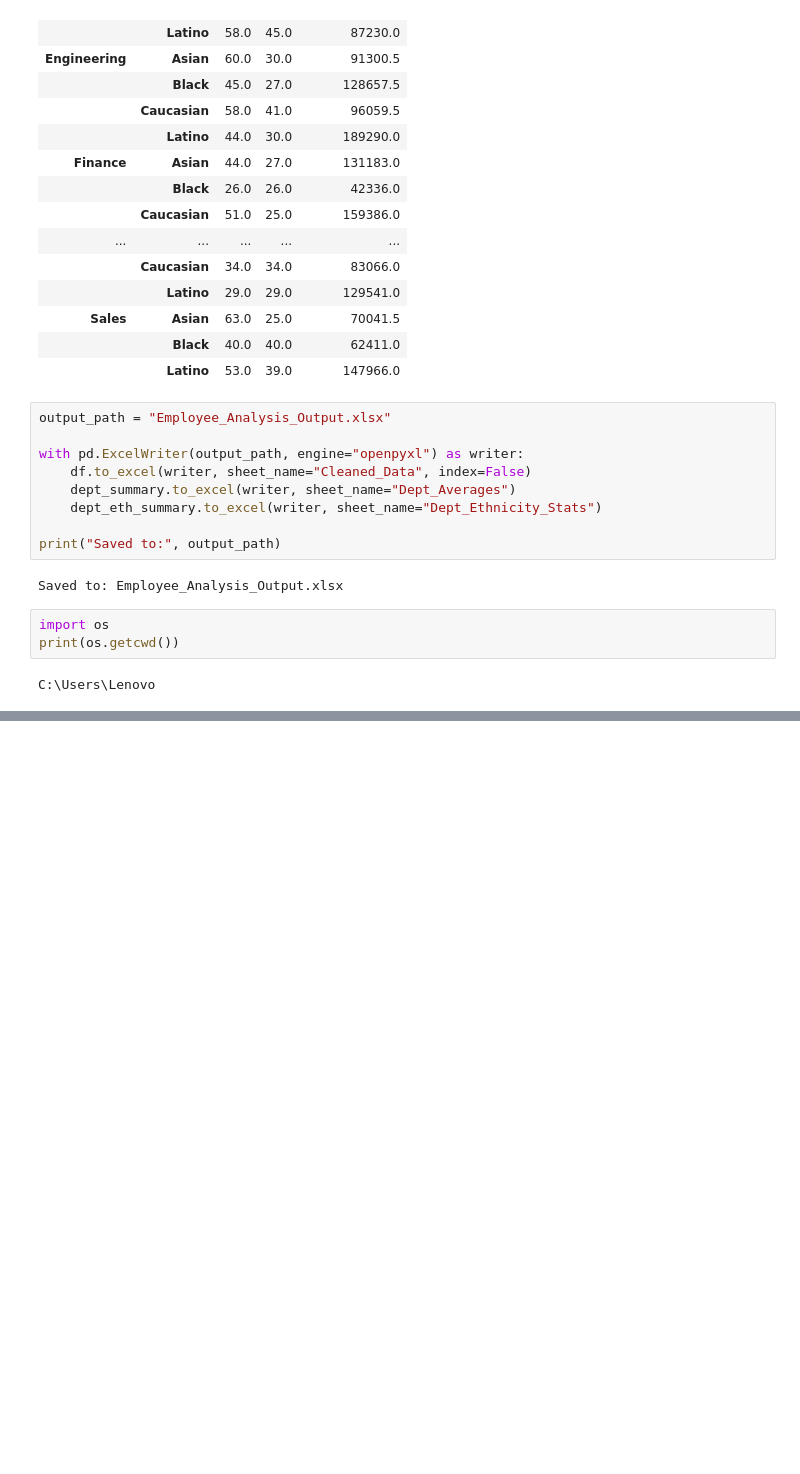
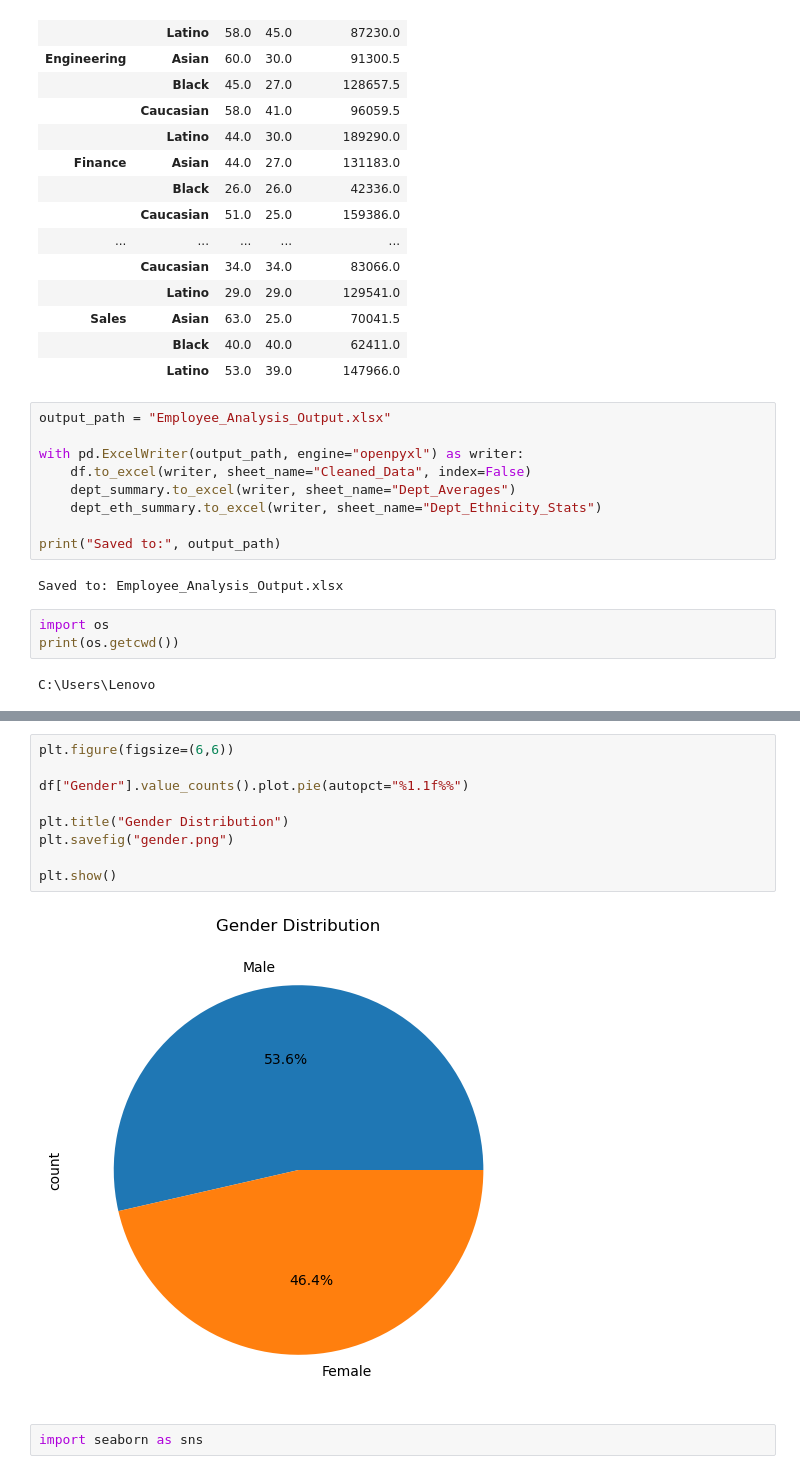
Before and after one commit to batool615/employee-analysis, a Jupyter notebook: task1 (1).ipynb, the cells around one changed output, grey strips where cells are left out. Drawn from its saved outputs; the diff is of its cells as text; blank space fills up the shorter version.

```diff
--- a/task1 (1).ipynb
+++ b/task1 (1).ipynb
@@ -217,0 +272,13 @@ C:\Users\Lenovo
+# %%
+plt.figure(figsize=(6,6))
+
+df["Gender"].value_counts().plot.pie(autopct="%1.1f%%")
+
+plt.title("Gender Distribution")
+plt.savefig("gender.png")
+
+plt.show()
+# %% [output]
+[figure, added]
+# %%
+import seaborn as sns
```
Also changed, not shown: parts of 8 cells of this notebook, 1 other file.
